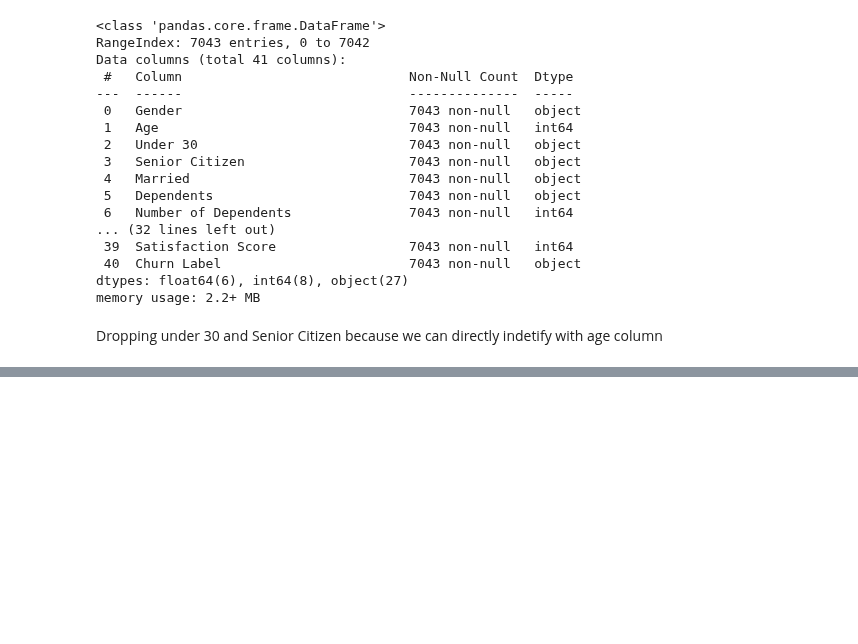
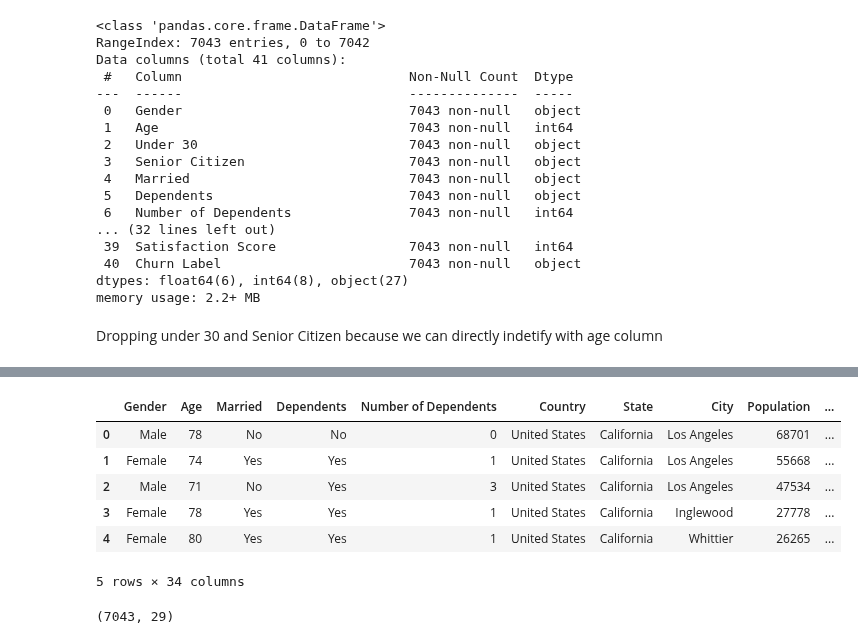
Before and after one commit to Akbarhusain12/churn-project, a Jupyter notebook: notebooks/01_eda.ipynb, the cells around one changed output, grey strips where cells are left out. Cells and saved outputs as stored; diff of their text form; code cells hidden in the pictures; blank space fills up the shorter version.

```diff
--- a/notebooks/01_eda.ipynb
+++ b/notebooks/01_eda.ipynb
@@ -89,7 +105,24 @@ df.drop(columns=["Senior Citizen", "Under 30"], inplace=True)
 # %%
-df['StreamingServicesCount'] = (
-    df[['Streaming TV', 'Streaming Movies','Streaming Music']]
-    .apply(lambda row: sum(row == 'Yes'), axis=1)
-)
+df['Security_Backup_Protection'] = df[['Online Security', 'Online Backup',
+                                       'Device Protection Plan', 'Premium Tech Support']].apply(lambda x: x.eq('Yes').sum(), axis=1)
 
-df.drop(['Streaming TV', 'Streaming Movies', 'Streaming Music'], axis=1, inplace=True)
+df['Streaming_Services'] = df[['Streaming TV', 'Streaming Movies', 'Streaming Music']].apply(lambda x: x.eq('Yes').sum(), axis=1)
+
+
+df['Unlimited_Data'] = df['Unlimited Data'].replace({'Yes':1, 'No':0})
+
+# Drop the original 8 columns
+df.drop(columns=['Online Security', 'Online Backup', 'Device Protection Plan',
+                 'Premium Tech Support', 'Streaming TV', 'Streaming Movies',
+                 'Streaming Music', 'Unlimited Data'], inplace=True)
+
+
+df.head()
+# %% [output]
+|  | Gender | Age | Married | Dependents | Number of Dependents | Country | State | City | Population | ... |
+| 0 | Male | 78 | No | No | 0 | United States | California | Los Angeles | 68701 | ... |
+| 1 | Female | 74 | Yes | Yes | 1 | United States | California | Los Angeles | 55668 | ... |
+| 2 | Male | 71 | No | Yes | 3 | United States | California | Los Angeles | 47534 | ... |
+| 3 | Female | 78 | Yes | Yes | 1 | United States | California | Inglewood | 27778 | ... |
+| 4 | Female | 80 | Yes | Yes | 1 | United States | California | Whittier | 26265 | ... |
+5 rows × 34 columns
@@ -95,0 +131,4 @@ df.drop(['Streaming TV', 'Streaming Movies', 'Streaming Music'], axis=1, inplace
+# %%
+df.shape
+# %% [output]
+(7043, 29)
```
Also changed, not shown: parts of 8 cells of this notebook.
